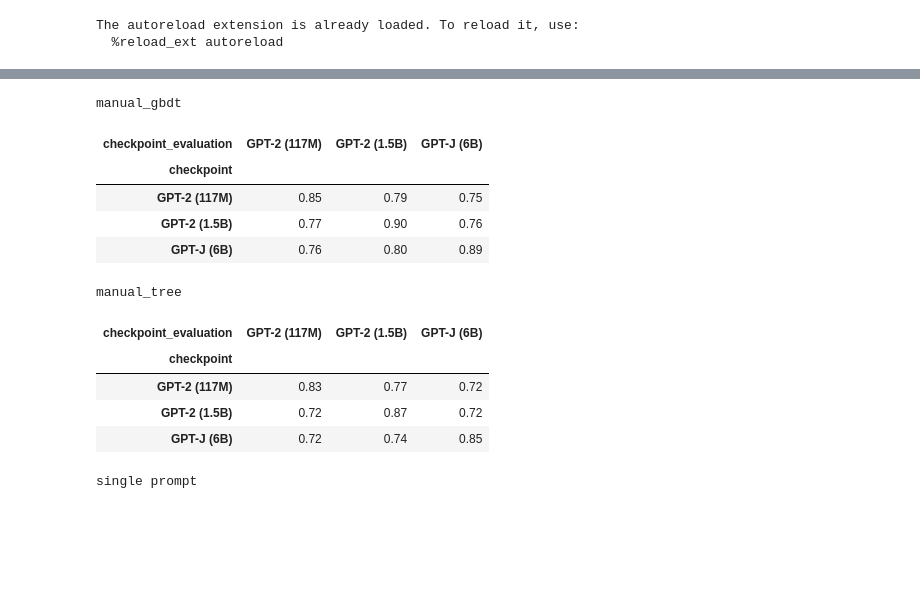
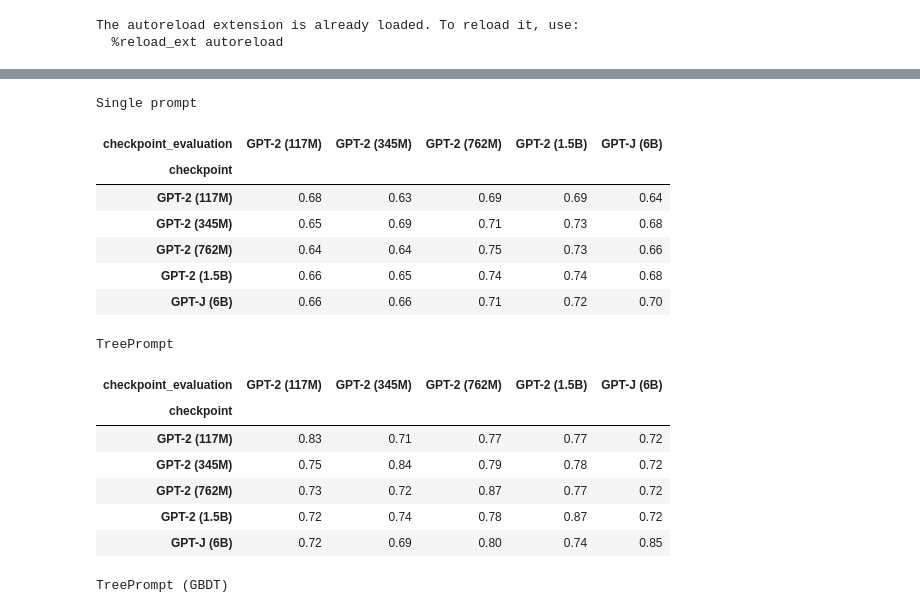
Before and after one commit to csinva/tree-prompt, a Jupyter notebook: notebooks/05_vary_train_test.ipynb, the cells around one changed output, grey strips where cells are left out. Drawn from its saved outputs; the diff is of its cells as text; code cells hidden in the pictures; blank space fills up the shorter version.

Commit message:
create train-test heatmaps

```diff
--- a/notebooks/05_vary_train_test.ipynb
+++ b/notebooks/05_vary_train_test.ipynb
@@ -18,12 +18,15 @@ experiment_filename = '../experiments/01_fit.py'
 r = imodelsx.process_results.fill_missing_args_with_default(r, experiment_filename)
 metric = 'roc_auc_test'
 r['suffix'] = ''
-r.loc[r['num_prompts'] == 1, 'model_name'] = 'single prompt'
-ks = ["dataset_name", "checkpoint", "checkpoint_evaluation", "model_name"]
+r = r[r['model_name'] != 'manual_single_prompt']
+r.loc[r['num_prompts'] == 1, 'model_name'] = 'single_prompt'
+ks = ["dataset_name", "checkpoint", "checkpoint_evaluation", "model_name", 'prompt_source']
 r = r[ks + [metric]].sort_values(by=ks)
 r['dataset_name'] = r['dataset_name'].map(imodelsx.viz.DSETS_RENAME_DICT.get)
 r['checkpoint'] = r['checkpoint'].map(imodelsx.viz.CHECKPOINTS_RENAME_DICT.get)
 r['checkpoint_evaluation'] = r['checkpoint_evaluation'].map(imodelsx.viz.CHECKPOINTS_RENAME_DICT.get)
+r['model_name'] = r['model_name'].map(imodelsx.viz.MODELS_RENAME_DICT.get)
+r = r[r.prompt_source == 'manual']
 # %% [output]
 The autoreload extension is already loaded. To reload it, use:
   %reload_ext autoreload
@@ -105,0 +95,30 @@ means_all.style.format("{:.2f}").background_gradient(cmap="Blues")
+# %%
+order = ["GPT-2 (117M)", "GPT-2 (345M)", "GPT-2 (762M)", "GPT-2 (1.5B)", "GPT-J (6B)"]
+fig, axes = plt.subplots(1, 3, figsize=(12, 5))
+for i, mod_name in enumerate(means["model_name"].unique()):
+    # plt.subplot(1 ,3, i+1)
+    sns.heatmap(
+        means[means["model_name"] == mod_name].pivot_table(
+            index=["checkpoint"], columns="checkpoint_evaluation", values=metric
+        ),
+        vmin=vmin,
+        vmax=vmax,
+        annot=True,
+        ax=axes[i],
+        cbar=False,
+        fmt=".2f",
+        # .loc[order, order]
+        # .style.format("{:.2f}")
+        # .background_gradient(cmap="viridis", axis=None, vmin=vmin, vmax=vmax)
+    )
+    if i > 0:
+        axes[i].set_ylabel("")
+        axes[i].set_yticklabels([])
+    else:
+        axes[i].set_ylabel("LLM for prompt generation")
+    axes[i].set_xlabel("LLM for evaluation")
+    # set ytick fontsize small
+    axes[i].tick_params(which='major', labelsize='small')
+    axes[i].set_title(mod_name.replace('TreePrompt', 'Tree Prompting'), fontsize='medium')
+    # plt.show()
+    plt.savefig('vary_train_test.pdf', bbox_inches='tight')
@@ -106,28 +127,32 @@ means_all.style.format("{:.2f}").background_gradient(cmap="Blues")
 # %%
 mod_name = "single prompt"
-order = ["GPT-2 (117M)", "GPT-2 (1.5B)", "GPT-J (6B)"]
+order = ["GPT-2 (117M)", "GPT-2 (345M)", "GPT-2 (762M)", "GPT-2 (1.5B)", "GPT-J (6B)"]
 for mod_name in means["model_name"].unique():
     print(mod_name)
     display(
         means[means["model_name"] == mod_name]
         .pivot_table(
             index=["checkpoint"], columns="checkpoint_evaluation", values=metric
         )
         .loc[order, order]
         .style.format("{:.2f}")
         .background_gradient(cmap="viridis", axis=None, vmin=vmin, vmax=vmax)
     )
 # %% [output]
-manual_gbdt
+Single prompt
-| checkpoint_evaluation | GPT-2 (117M) | GPT-2 (1.5B) | GPT-J (6B) |
-| checkpoint |  |  |  |
-| GPT-2 (117M) | 0.85 | 0.79 | 0.75 |
-| GPT-2 (1.5B) | 0.77 | 0.90 | 0.76 |
-| GPT-J (6B) | 0.76 | 0.80 | 0.89 |
+| checkpoint_evaluation | GPT-2 (117M) | GPT-2 (345M) | GPT-2 (762M) | GPT-2 (1.5B) | GPT-J (6B) |
+| checkpoint |  |  |  |  |  |
+| GPT-2 (117M) | 0.68 | 0.63 | 0.69 | 0.69 | 0.64 |
+| GPT-2 (345M) | 0.65 | 0.69 | 0.71 | 0.73 | 0.68 |
+| GPT-2 (762M) | 0.64 | 0.64 | 0.75 | 0.73 | 0.66 |
+| GPT-2 (1.5B) | 0.66 | 0.65 | 0.74 | 0.74 | 0.68 |
+| GPT-J (6B) | 0.66 | 0.66 | 0.71 | 0.72 | 0.70 |
-manual_tree
+TreePrompt
-| checkpoint_evaluation | GPT-2 (117M) | GPT-2 (1.5B) | GPT-J (6B) |
-| checkpoint |  |  |  |
-| GPT-2 (117M) | 0.83 | 0.77 | 0.72 |
-| GPT-2 (1.5B) | 0.72 | 0.87 | 0.72 |
-| GPT-J (6B) | 0.72 | 0.74 | 0.85 |
+| checkpoint_evaluation | GPT-2 (117M) | GPT-2 (345M) | GPT-2 (762M) | GPT-2 (1.5B) | GPT-J (6B) |
+| checkpoint |  |  |  |  |  |
+| GPT-2 (117M) | 0.83 | 0.71 | 0.77 | 0.77 | 0.72 |
+| GPT-2 (345M) | 0.75 | 0.84 | 0.79 | 0.78 | 0.72 |
+| GPT-2 (762M) | 0.73 | 0.72 | 0.87 | 0.77 | 0.72 |
+| GPT-2 (1.5B) | 0.72 | 0.74 | 0.78 | 0.87 | 0.72 |
+| GPT-J (6B) | 0.72 | 0.69 | 0.80 | 0.74 | 0.85 |
-single prompt
+TreePrompt (GBDT)
```
Also changed, not shown: parts of 8 cells of this notebook, 1 other file.
